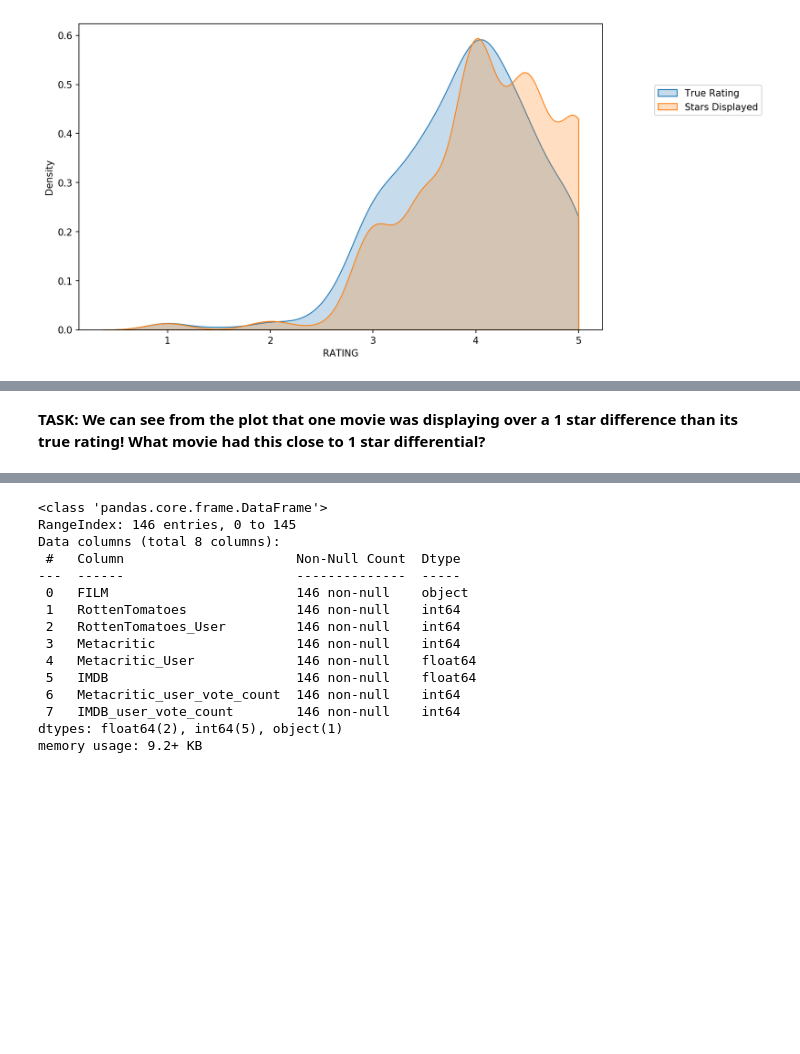
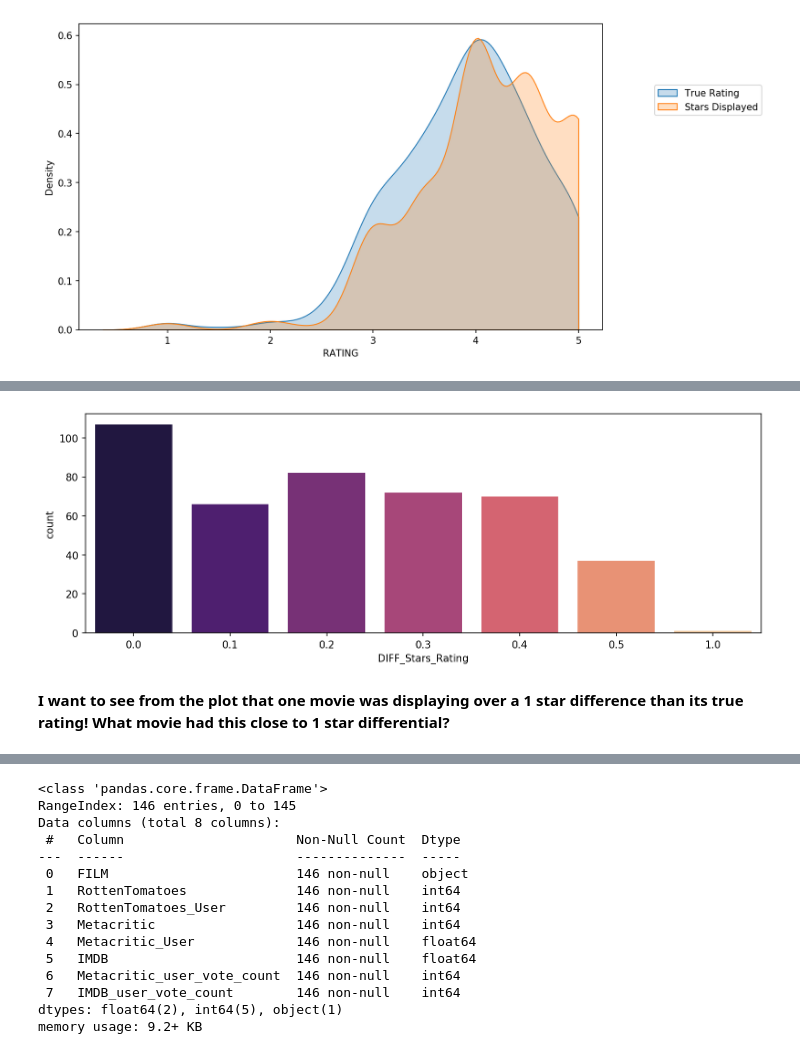
Before and after one commit to FarzinRad/Comparison-online-movie-score, a Jupyter notebook: Comparison-online-movie-score .ipynb, the cells around one changed output, grey strips where cells are left out. Drawn from its saved outputs; the diff is of its cells as text; code cells hidden in the pictures; blank space fills up the shorter version.

Commit message:
final EDA fandango and start all site

```diff
--- a/Comparison-online-movie-score .ipynb
+++ b/Comparison-online-movie-score .ipynb
@@ -301,0 +285,5 @@ plt.legend(loc = (1.1, 0.7));
+# %%
+# Diffrences between Stars and Rating
+fandango_plus['DIFF_Stars_Rating']= fandango_plus['STARS'] - fandango_plus['RATING']
+fandango_plus['DIFF_Stars_Rating'] = fandango_plus['DIFF_Stars_Rating'].round(2)
+fandango_plus
@@ -310,2 +316,8 @@ plt.legend(loc = (1.1, 0.7));
+# %%
+#Create Count plot
+plt.figure(figsize=(12,4),dpi=150)
+sns.countplot(data = fandango_plus, x = 'DIFF_Stars_Rating', palette = 'magma');
+# %% [output]
+[figure, added]
 # %% [markdown]
-**TASK: We can see from the plot that one movie was displaying over a 1 star difference than its true rating! What movie had this close to 1 star differential?**
+**I want to see from the plot that one movie was displaying over a 1 star difference than its true rating! What movie had this close to 1 star differential?**
```
Also changed, not shown: parts of 16 cells of this notebook.
